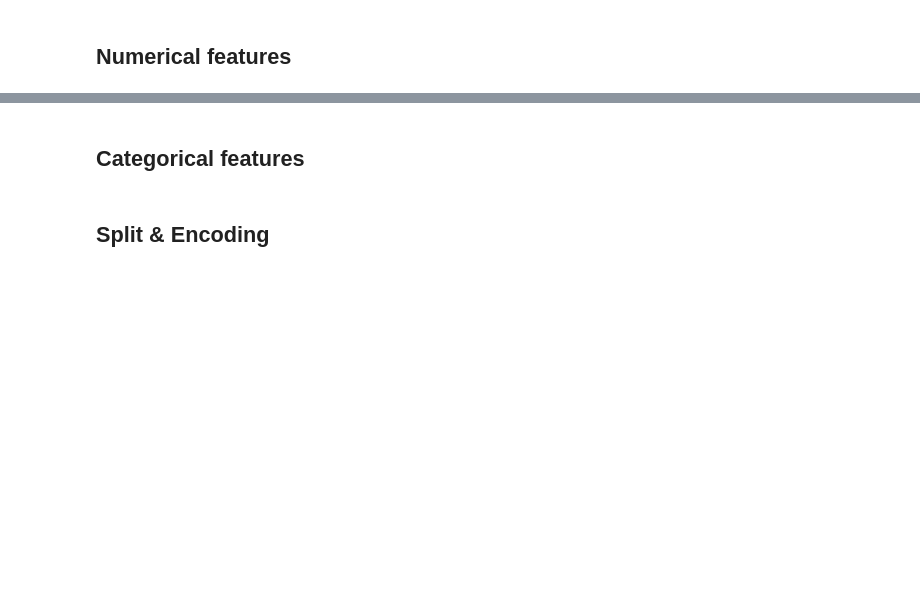
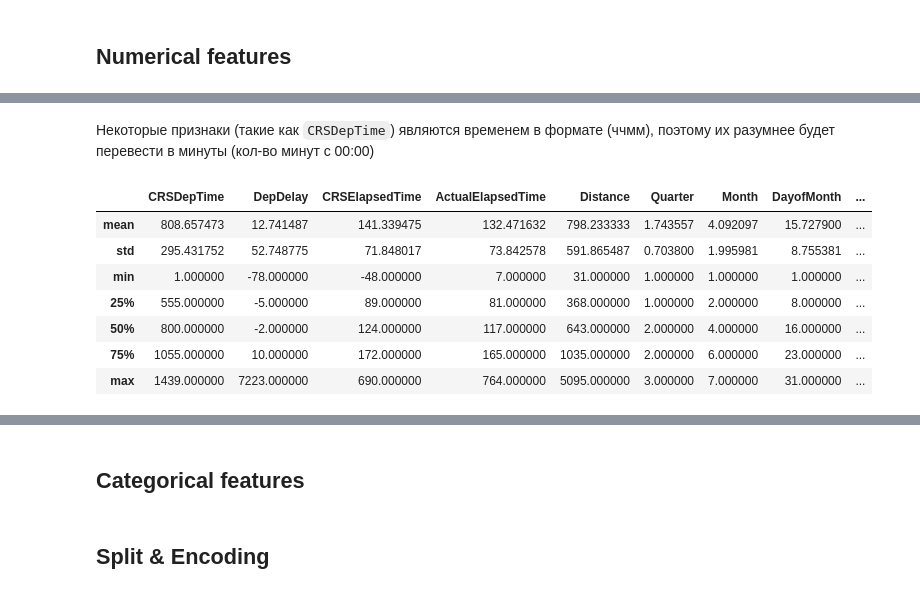
Before and after one commit to Renhas/ML-Course, a Jupyter notebook: Flight Status Prediction/Classification.ipynb, the cells around one changed output, grey strips where cells are left out. Drawn from its saved outputs; the diff is of its cells as text; code cells hidden in the pictures; blank space fills up the shorter version.

```diff
--- a/Flight Status Prediction/Classification.ipynb
+++ b/Flight Status Prediction/Classification.ipynb
@@ -130,0 +669,2 @@ dt.describe()
+# %% [markdown]
+Некоторые признаки (такие как `CRSDepTime`) являются временем в формате (ччмм), поэтому их разумнее будет перевести в минуты (кол-во минут с 00:00)
@@ -130,0 +674,13 @@ dt.describe()
+# %%
+desc = prepared_dt[num_fts].describe()
+# %%
+desc.drop(index=["count"])
+# %% [output]
+|  | CRSDepTime | DepDelay | CRSElapsedTime | ActualElapsedTime | Distance | Quarter | Month | DayofMonth | ... |
+| mean | 808.657473 | 12.741487 | 141.339475 | 132.471632 | 798.233333 | 1.743557 | 4.092097 | 15.727900 | ... |
+| std | 295.431752 | 52.748775 | 71.848017 | 73.842578 | 591.865487 | 0.703800 | 1.995981 | 8.755381 | ... |
+| min | 1.000000 | -78.000000 | -48.000000 | 7.000000 | 31.000000 | 1.000000 | 1.000000 | 1.000000 | ... |
+| 25% | 555.000000 | -5.000000 | 89.000000 | 81.000000 | 368.000000 | 1.000000 | 2.000000 | 8.000000 | ... |
+| 50% | 800.000000 | -2.000000 | 124.000000 | 117.000000 | 643.000000 | 2.000000 | 4.000000 | 16.000000 | ... |
+| 75% | 1055.000000 | 10.000000 | 172.000000 | 165.000000 | 1035.000000 | 2.000000 | 6.000000 | 23.000000 | ... |
+| max | 1439.000000 | 7223.000000 | 690.000000 | 764.000000 | 5095.000000 | 3.000000 | 7.000000 | 31.000000 | ... |
```
Also changed, not shown: parts of 95 cells of this notebook, 3 other files.
